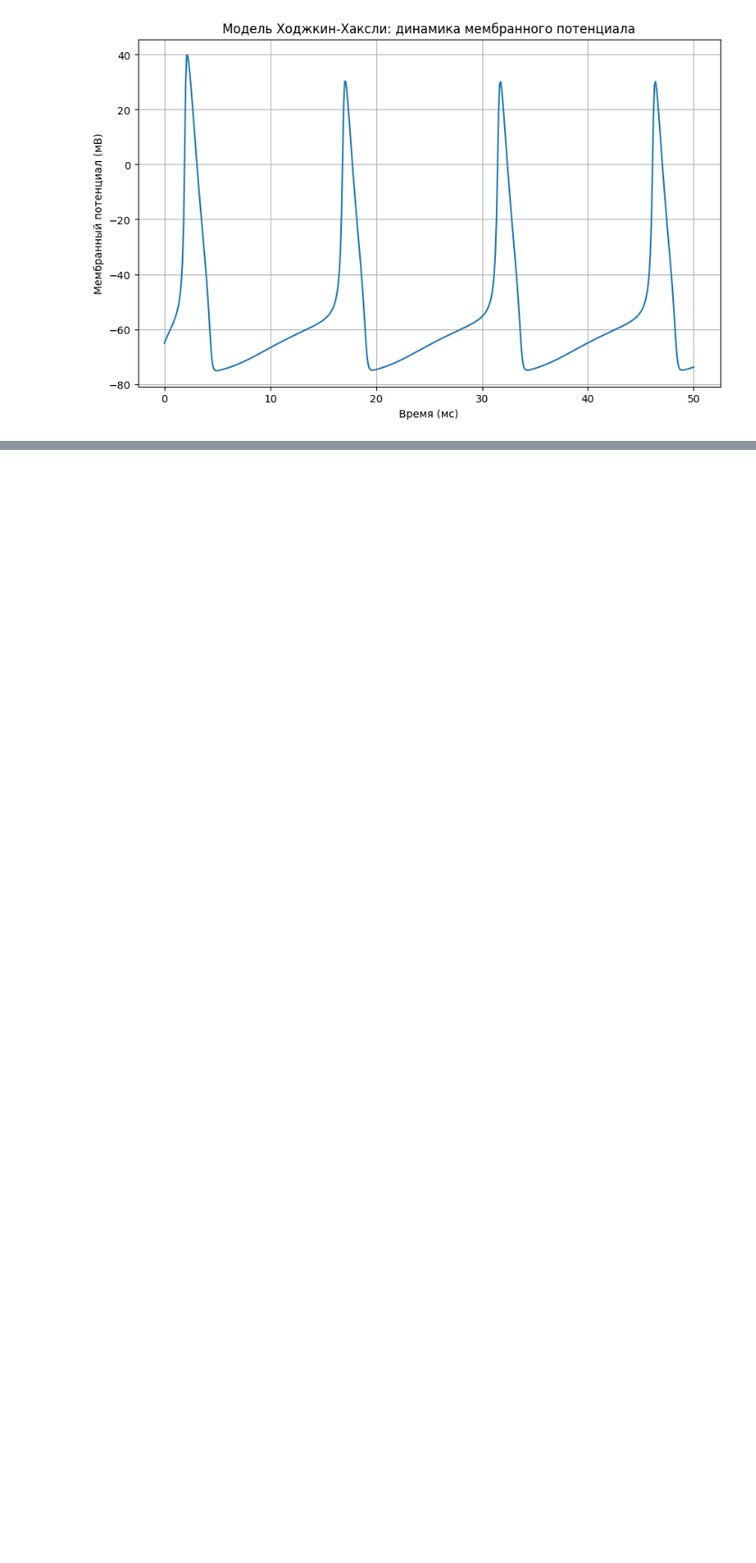
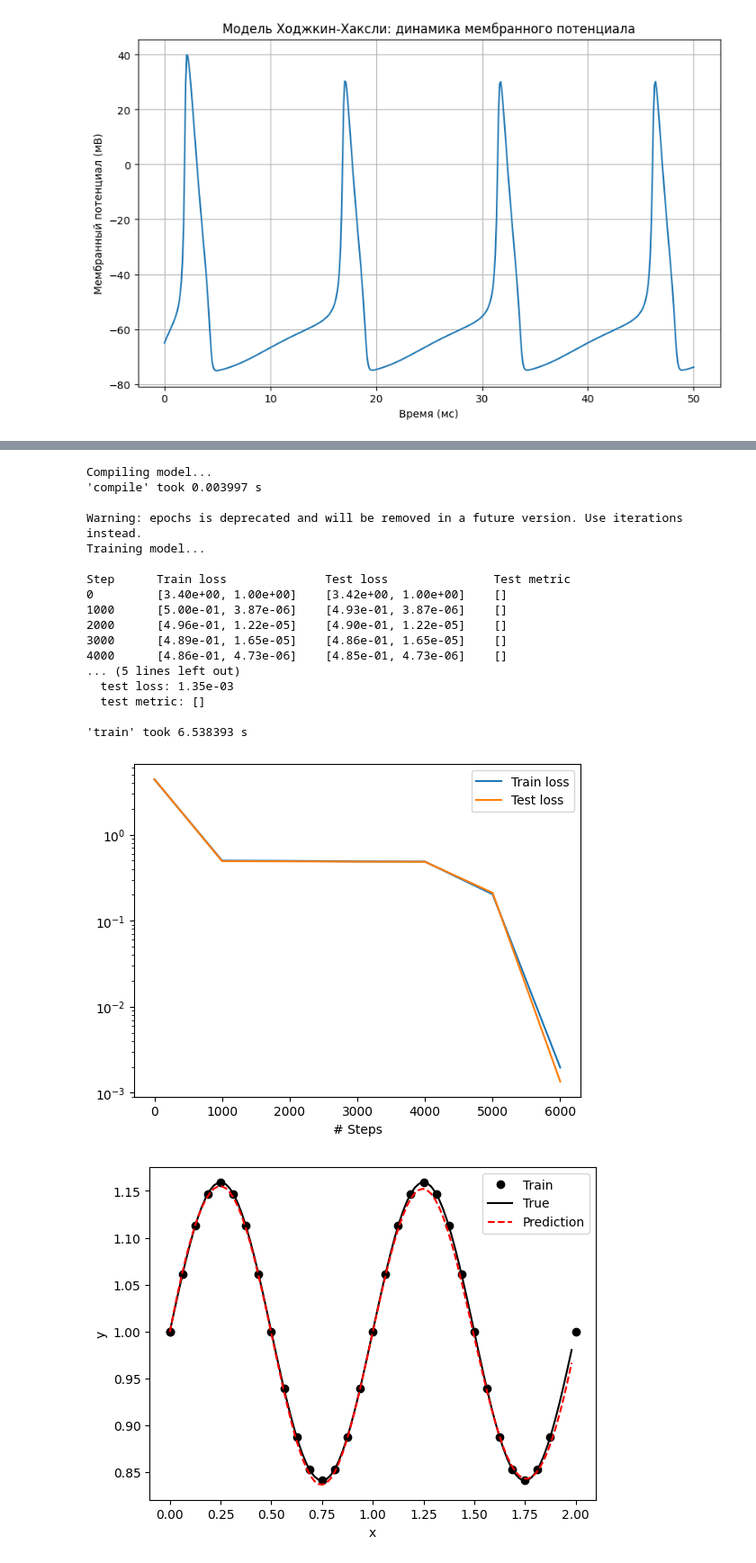
Before and after one commit to atrepalin/Report, a Jupyter notebook: Доклад.ipynb, the cells around one changed output, grey strips where cells are left out. Shown at 90% size. Cells and saved outputs as stored; diff of their text form; code cells hidden in the pictures; blank space fills up the shorter version.

```diff
--- a/Доклад.ipynb
+++ b/Доклад.ipynb
@@ -177,0 +204,63 @@ plt.show()
+# %%
+import tensorflow as tf
+import deepxde as dde
+import numpy as np
+import matplotlib.pyplot as plt
+import math as m
+
+pi = tf.constant(m.pi)
+
+def ode_system(t, u):
+    du_t = dde.grad.jacobian(u, t)
+    return du_t - tf.math.cos(2 * pi * t)
+
+def boundary(t, on_initial):
+    return on_initial and np.isclose(t[0], 0)
+
+geom = dde.geometry.TimeDomain(0, 2)
+
+ic = dde.IC(geom, lambda t: 1, boundary)
+
+# Эталонное решение для вычисления ошибки
+def true_solution(t):
+    return np.sin(2 * np.pi * t)/(2 * np.pi) + 1
+
+data = dde.data.PDE(geom,
+                    ode_system,
+                    ic,
+                    num_domain = 30,
+                    num_boundary = 2,
+                    solution = true_solution,
+                    num_test = 100)
+
+layer_size = [1] + [32] + [1]
+activation = "tanh"
+initializer = "Glorot uniform"
+
+NN = dde.maps.FNN(layer_size, activation, initializer)
+
+model = dde.Model(data, NN)
+model.compile("adam", lr = 0.001)
+
+losshistory, train_state = model.train(epochs = 6000)
+dde.saveplot(losshistory, train_state, issave = False, isplot = True)
+# %% [output]
+Compiling model...
+'compile' took 0.003997 s
+
+Warning: epochs is deprecated and will be removed in a future version. Use iterations instead.
+Training model...
+
+Step      Train loss              Test loss               Test metric
+0         [3.40e+00, 1.00e+00]    [3.42e+00, 1.00e+00]    []
+1000      [5.00e-01, 3.87e-06]    [4.93e-01, 3.87e-06]    []
+2000      [4.96e-01, 1.22e-05]    [4.90e-01, 1.22e-05]    []
+3000      [4.89e-01, 1.65e-05]    [4.86e-01, 1.65e-05]    []
+4000      [4.86e-01, 4.73e-06]    [4.85e-01, 4.73e-06]    []
+... (5 lines left out)
+  test loss: 1.35e-03
+  test metric: []
+
+'train' took 6.538393 s
+[figure, added]
+[figure, added]
```
Also changed, not shown: parts of 12 cells of this notebook.
